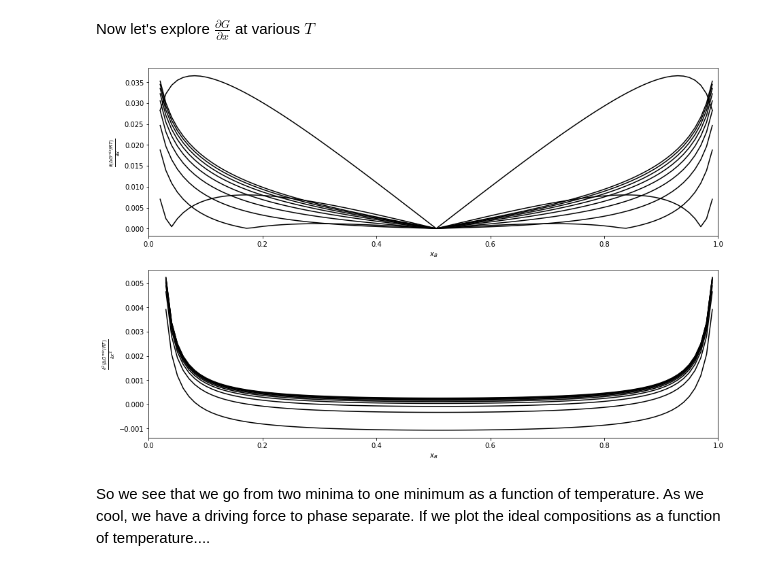
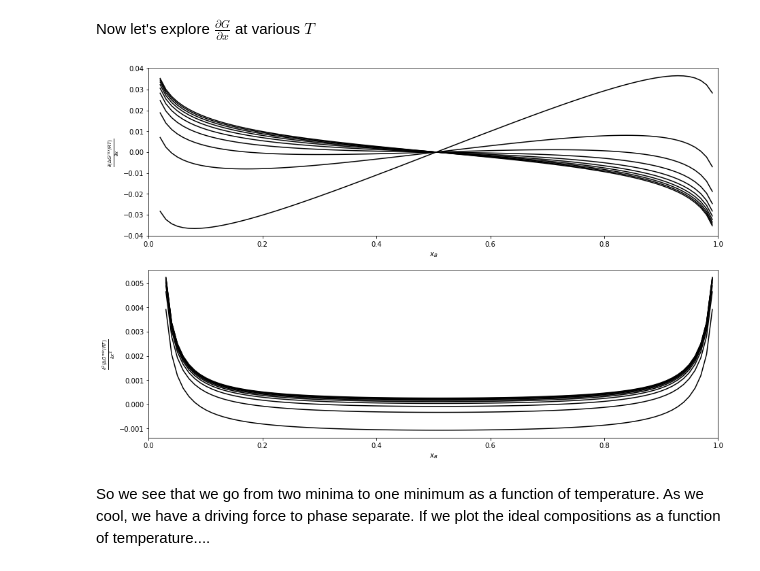
Before and after one commit to BatteryModel/MSE_501_Fall_2017, a Jupyter notebook: Lectures/MSE_501_Lecture_10_Work_Notes.ipynb, the cells around one changed output. Drawn from its saved outputs; the diff is of its cells as text; code cells hidden in the pictures.

```diff
--- a/Lectures/MSE_501_Lecture_10_Work_Notes.ipynb
+++ b/Lectures/MSE_501_Lecture_10_Work_Notes.ipynb
@@ -280,34 +280,34 @@ Now let's explore $\frac{\partial G}{\partial x}$ at various $T$
 # %%
 figure(figsize=(15,10))
 for T in Ts:
     alpha = alphaf(T)
 
     DeltaHmix =  R*T*alpha*xa*xb
     DeltaSmix = - R*(xa*log(xa)+xb*log(xb))
     DeltaGmix = DeltaHmix - T*DeltaSmix
 
     Gmm = (DeltaGmix)/(R*T)
     dG = diff(Gmm)
     ddG = diff(dG)
     color = 'k'
     if i == 0: color ='r'
     subplot(2,1,1)
-    plot(xb[:-1],abs(dG),color)
+    plot(xb[:-1],dG,color)
     subplot(2,1,2)
     plot(xb[:-2],ddG,color)
 
 #ylim(-1.5,.4)
 subplot(2,1,1)
 xlim(0,1)
 ylabel("$\\frac{\partial(\Delta G^{mix}/RT)}{\partial x}$")
 xlabel("$x_B$")
 subplot(2,1,2)
 xlim(0,1)
 ylabel("$\\frac{\partial^2(\Delta G^{mix}/RT)}{\partial x^2}$")
 xlabel("$x_B$")
 show()
 # %% [output]
-[figure, old version]
+[figure, new version]
 # %% [markdown]
 So we see that we go from two minima to one minimum as a function of temperature. As we cool, we have a driving force to phase separate.  If we plot the ideal compositions as a function of temperature....
 # %%
```
Also changed, not shown: parts of 1 cell of this notebook.
